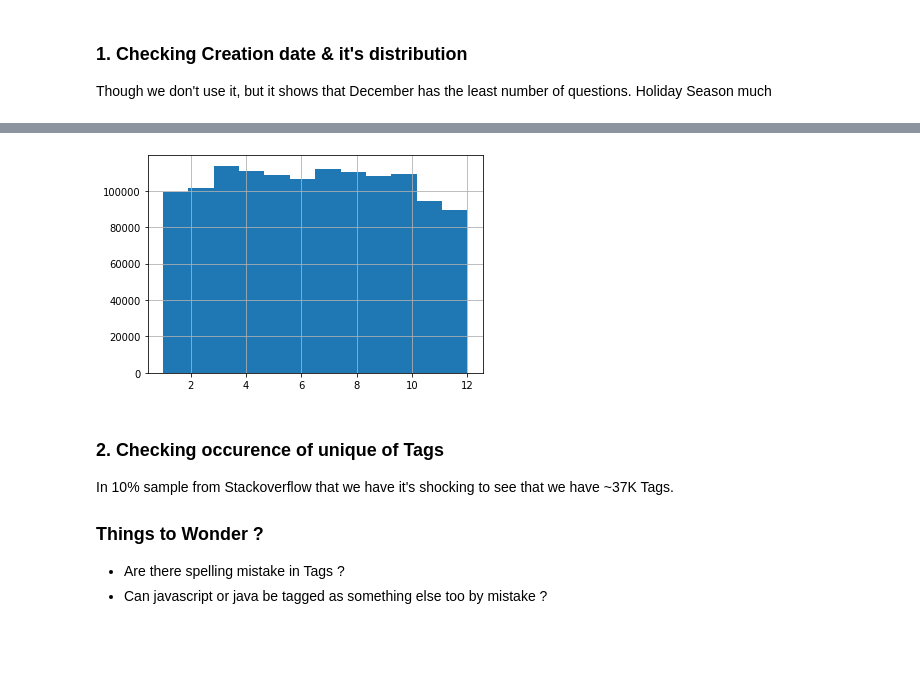
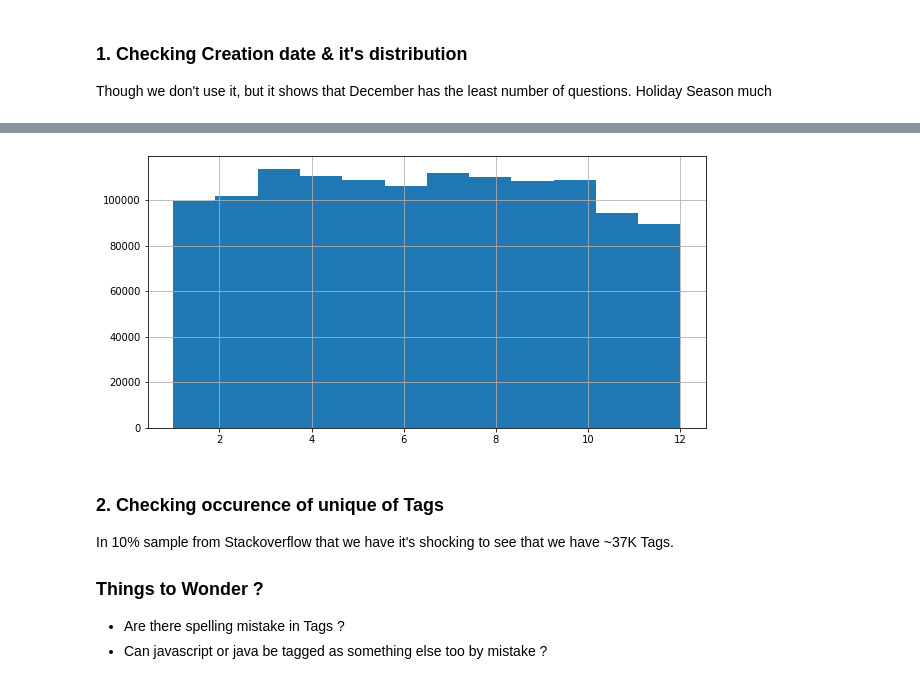
Before and after one commit to amitbcp/icdmai_2020, a Jupyter notebook: 1_eda.ipynb, the cells around one changed output, grey strips where cells are left out. Cells and saved outputs as stored; diff of their text form; code cells hidden in the pictures; blank space fills up the shorter version.

Commit message:
changing plot size

```diff
--- a/1_eda.ipynb
+++ b/1_eda.ipynb
@@ -112,9 +110,11 @@ question['CreationMonth'] = question['CreationDate'].apply(lambda x : x.month)
 question['CreationYear'] = question['CreationDate'].apply(lambda x : x.year)
 
 # Checking Distribution of Creation month for Questions
+fig = plt.figure(figsize = (10,5))
+ax = fig.gca()
 question['CreationMonth'].hist(bins=12)
 
-question.head()
+question.head(3)
 # %% [output]
 |  | Id | OwnerUserId | CreationDate | ClosedDate | Score | Title | Body | CreationMonth | ... |
 | 0 | 80 | 26.0 | 2008-08-01 13:57:07 | NaN | 26 | SQLStatement.execute() - multiple... | <p>I've written a database genera... | 8 | ... |
@@ -125,4 +123,4 @@ question.head()
-[figure, old version]
+[figure, new version]
 # %% [markdown]
 ### 2. Checking  occurence of unique of Tags
 
```
Also changed, not shown: parts of 3 cells of this notebook.
